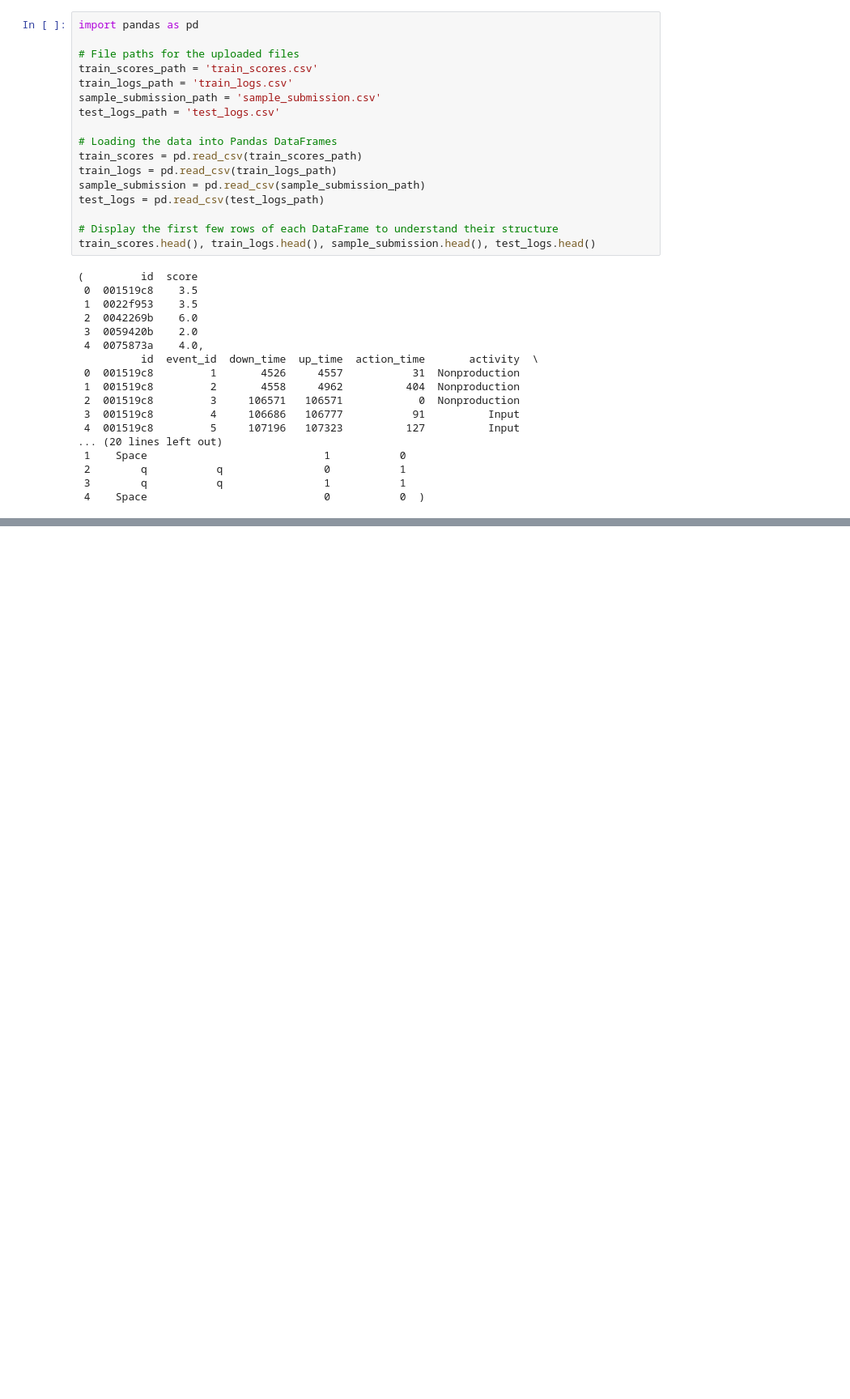
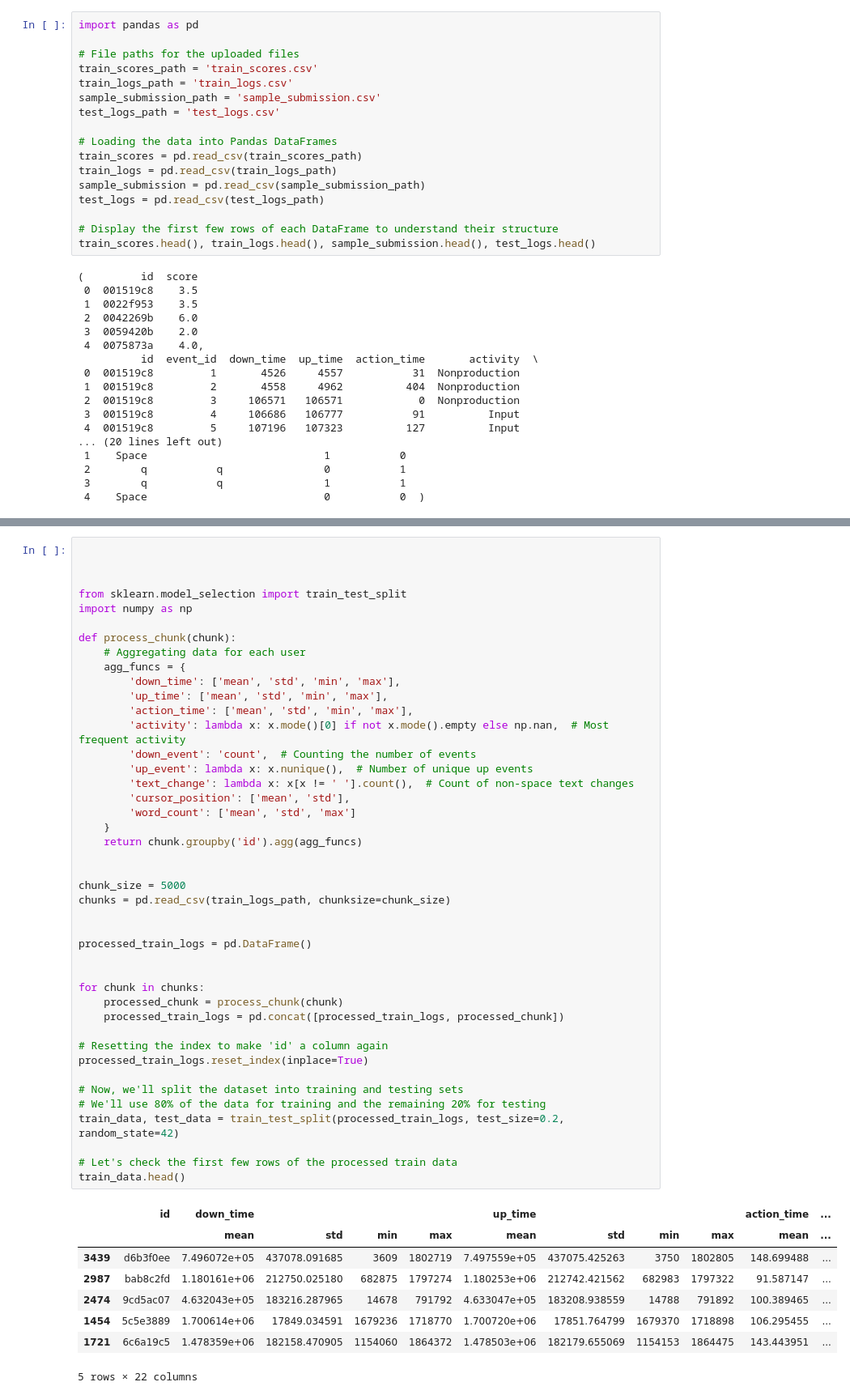
Before and after one commit to aryandgandhi/finalstat432, a Jupyter notebook: analysis.ipynb, the cells around one changed output, grey strips where cells are left out. Shown at 81% size. Cells and saved outputs as stored; diff of their text form; blank space fills up the shorter version.

```diff
--- a/analysis.ipynb
+++ b/analysis.ipynb
@@ -35,0 +79,52 @@ train_scores.head(), train_logs.head(), sample_submission.head(), test_logs.head
+# %%
+
+
+
+from sklearn.model_selection import train_test_split
+import numpy as np
+
+def process_chunk(chunk):
+    # Aggregating data for each user
+    agg_funcs = {
+        'down_time': ['mean', 'std', 'min', 'max'],
+        'up_time': ['mean', 'std', 'min', 'max'],
+        'action_time': ['mean', 'std', 'min', 'max'],
+        'activity': lambda x: x.mode()[0] if not x.mode().empty else np.nan,  # Most frequent activity
+        'down_event': 'count',  # Counting the number of events
+        'up_event': lambda x: x.nunique(),  # Number of unique up events
+        'text_change': lambda x: x[x != ' '].count(),  # Count of non-space text changes
+        'cursor_position': ['mean', 'std'],
+        'word_count': ['mean', 'std', 'max']
+    }
+    return chunk.groupby('id').agg(agg_funcs)
+
+
+chunk_size = 5000
+chunks = pd.read_csv(train_logs_path, chunksize=chunk_size)
+
+
+processed_train_logs = pd.DataFrame()
+
+
+for chunk in chunks:
+    processed_chunk = process_chunk(chunk)
+    processed_train_logs = pd.concat([processed_train_logs, processed_chunk])
+
+# Resetting the index to make 'id' a column again
+processed_train_logs.reset_index(inplace=True)
+
+# Now, we'll split the dataset into training and testing sets
+# We'll use 80% of the data for training and the remaining 20% for testing
+train_data, test_data = train_test_split(processed_train_logs, test_size=0.2, random_state=42)
+
+# Let's check the first few rows of the processed train data
+train_data.head()
+# %% [output]
+|  | id | down_time |  |  |  | up_time |  |  |  | action_time | ... |
+|  |  | mean | std | min | max | mean | std | min | max | mean | ... |
+| 3439 | d6b3f0ee | 7.496072e+05 | 437078.091685 | 3609 | 1802719 | 7.497559e+05 | 437075.425263 | 3750 | 1802805 | 148.699488 | ... |
+| 2987 | bab8c2fd | 1.180161e+06 | 212750.025180 | 682875 | 1797274 | 1.180253e+06 | 212742.421562 | 682983 | 1797322 | 91.587147 | ... |
+| 2474 | 9cd5ac07 | 4.632043e+05 | 183216.287965 | 14678 | 791792 | 4.633047e+05 | 183208.938559 | 14788 | 791892 | 100.389465 | ... |
+| 1454 | 5c5e3889 | 1.700614e+06 | 17849.034591 | 1679236 | 1718770 | 1.700720e+06 | 17851.764799 | 1679370 | 1718898 | 106.295455 | ... |
+| 1721 | 6c6a19c5 | 1.478359e+06 | 182158.470905 | 1154060 | 1864372 | 1.478503e+06 | 182179.655069 | 1154153 | 1864475 | 143.443951 | ... |
+5 rows × 22 columns
```
Also changed, not shown: parts of 2 cells of this notebook, 1 other file.
